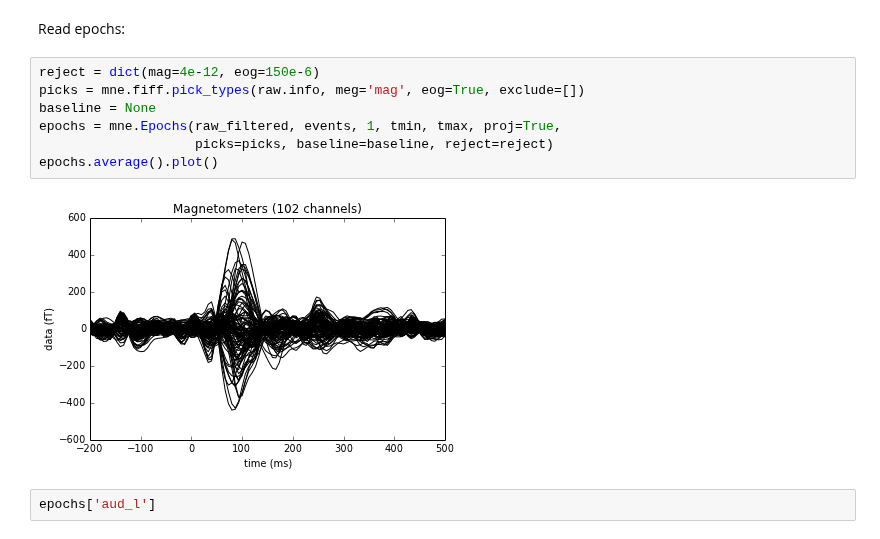
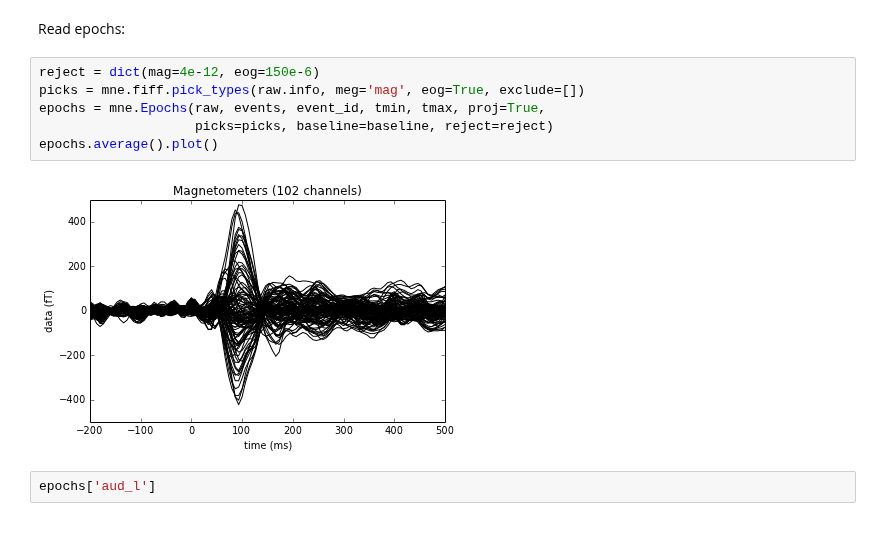
Before and after one commit to mne-tools/mne-python-notebooks, a Jupyter notebook: 1-MNE_from_raw_to_epochs_evoked.ipynb, the cells around one changed output. Cells and saved outputs as stored; diff of their text form.

```diff
--- a/1-MNE_from_raw_to_epochs_evoked.ipynb
+++ b/1-MNE_from_raw_to_epochs_evoked.ipynb
@@ -300,12 +236,11 @@ Read epochs:
 # %%
 reject = dict(mag=4e-12, eog=150e-6)
 picks = mne.fiff.pick_types(raw.info, meg='mag', eog=True, exclude=[])
-baseline = None
-epochs = mne.Epochs(raw_filtered, events, 1, tmin, tmax, proj=True,
+epochs = mne.Epochs(raw, events, event_id, tmin, tmax, proj=True,
                     picks=picks, baseline=baseline, reject=reject)
 epochs.average().plot()
 # %% [output]
-[figure, old version]
+[figure, new version]
 # %%
 epochs['aud_l']
 # %% [output]
```
Also changed, not shown: parts of 28 cells of this notebook, 3 other files.
